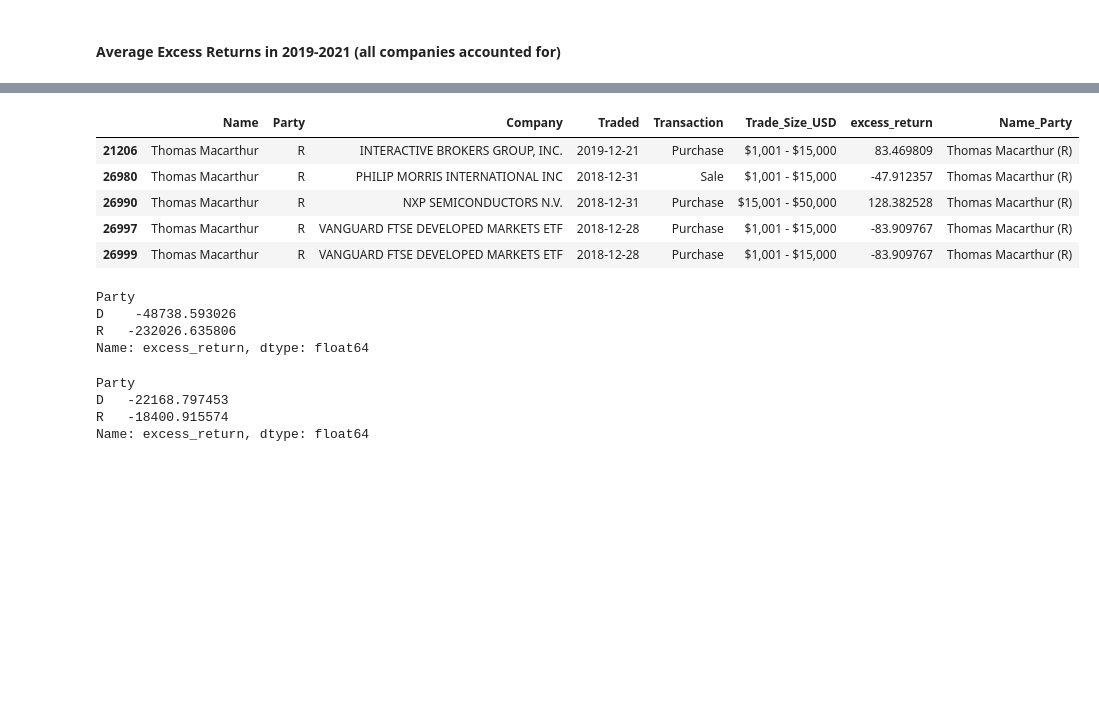
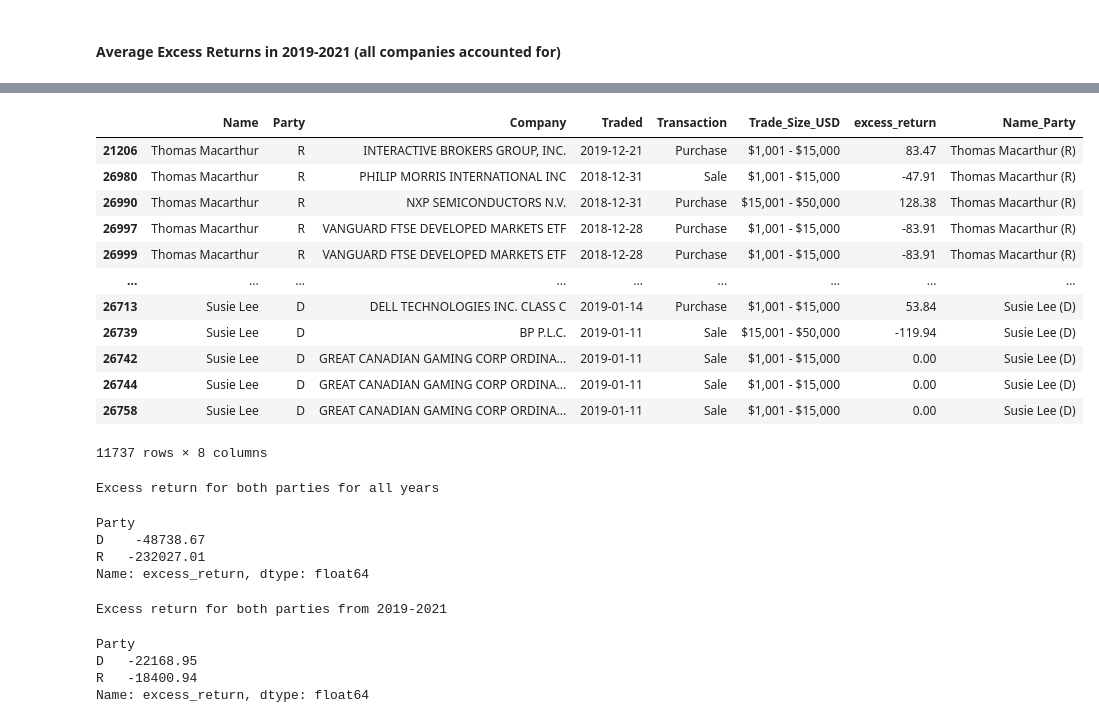
Before and after one commit to tsjohns9/ai-project-1, a Jupyter notebook: trev.ipynb, the cells around one changed output, grey strips where cells are left out. Drawn from its saved outputs; the diff is of its cells as text; code cells hidden in the pictures; blank space fills up the shorter version.

```diff
--- a/trev.ipynb
+++ b/trev.ipynb
@@ -37,6 +37,9 @@ display(x_df.head())
 | 4 | JPM | ST | JP MORGAN CHASE & CO. COMMON STOCK | 2024-07-23 | Purchase | $1,001 - $15,000 | NEW | NaN | NaN | ... |
 # %%
 x_df_clean = x_df[['Name','Party', 'Company','Traded', 'Transaction', 'Trade_Size_USD', 'excess_return']]
+x_df_clean['excess_return'] = x_df_clean['excess_return'].fillna(0).round(2)
+x_df_clean['excess_return'] = x_df_clean['excess_return'].round(2)
+x_df_clean['Traded'] = pd.to_datetime(x_df_clean['Traded'])
 display(x_df_clean.head())
 display(x_df_clean.tail())
 # %% [output]
@@ -549,32 +573,42 @@ Text(0.5, 1.0, 'Deocrat Average Excess Returns--Covid Years')
 # %%
+# Dataframe for the top 3 politicians for both parties
 df_republicans = [df_thomas, df_perdue, df_greg]
 combined_rep_df = pd.concat(df_republicans, axis=0)
 db_democrats = [df_josh, df_lois, df_susie]
 combined_dem_df = pd.concat(db_democrats, axis=0)
 combined_parties_df = pd.concat([combined_rep_df, combined_dem_df], axis=0)
-combined_parties_df.head()
+combined_parties_df
 # %% [output]
 |  | Name | Party | Company | Traded | Transaction | Trade_Size_USD | excess_return | Name_Party |
-| 21206 | Thomas Macarthur | R | INTERACTIVE BROKERS GROUP, INC. | 2019-12-21 | Purchase | $1,001 - $15,000 | 83.469809 | Thomas Macarthur (R) |
-| 26980 | Thomas Macarthur | R | PHILIP MORRIS INTERNATIONAL INC | 2018-12-31 | Sale | $1,001 - $15,000 | -47.912357 | Thomas Macarthur (R) |
-| 26990 | Thomas Macarthur | R | NXP SEMICONDUCTORS N.V. | 2018-12-31 | Purchase | $15,001 - $50,000 | 128.382528 | Thomas Macarthur (R) |
-| 26997 | Thomas Macarthur | R | VANGUARD FTSE DEVELOPED MARKETS ETF | 2018-12-28 | Purchase | $1,001 - $15,000 | -83.909767 | Thomas Macarthur (R) |
-| 26999 | Thomas Macarthur | R | VANGUARD FTSE DEVELOPED MARKETS ETF | 2018-12-28 | Purchase | $1,001 - $15,000 | -83.909767 | Thomas Macarthur (R) |
+| 21206 | Thomas Macarthur | R | INTERACTIVE BROKERS GROUP, INC. | 2019-12-21 | Purchase | $1,001 - $15,000 | 83.47 | Thomas Macarthur (R) |
+| 26980 | Thomas Macarthur | R | PHILIP MORRIS INTERNATIONAL INC | 2018-12-31 | Sale | $1,001 - $15,000 | -47.91 | Thomas Macarthur (R) |
+| 26990 | Thomas Macarthur | R | NXP SEMICONDUCTORS N.V. | 2018-12-31 | Purchase | $15,001 - $50,000 | 128.38 | Thomas Macarthur (R) |
+| 26997 | Thomas Macarthur | R | VANGUARD FTSE DEVELOPED MARKETS ETF | 2018-12-28 | Purchase | $1,001 - $15,000 | -83.91 | Thomas Macarthur (R) |
+| 26999 | Thomas Macarthur | R | VANGUARD FTSE DEVELOPED MARKETS ETF | 2018-12-28 | Purchase | $1,001 - $15,000 | -83.91 | Thomas Macarthur (R) |
+| ... | ... | ... | ... | ... | ... | ... | ... | ... |
+| 26713 | Susie Lee | D | DELL TECHNOLOGIES INC. CLASS C | 2019-01-14 | Purchase | $1,001 - $15,000 | 53.84 | Susie Lee (D) |
+| 26739 | Susie Lee | D | BP P.L.C. | 2019-01-11 | Sale | $15,001 - $50,000 | -119.94 | Susie Lee (D) |
+| 26742 | Susie Lee | D | GREAT CANADIAN GAMING CORP ORDINA... | 2019-01-11 | Sale | $1,001 - $15,000 | 0.00 | Susie Lee (D) |
+| 26744 | Susie Lee | D | GREAT CANADIAN GAMING CORP ORDINA... | 2019-01-11 | Sale | $1,001 - $15,000 | 0.00 | Susie Lee (D) |
+| 26758 | Susie Lee | D | GREAT CANADIAN GAMING CORP ORDINA... | 2019-01-11 | Sale | $1,001 - $15,000 | 0.00 | Susie Lee (D) |
+11737 rows × 8 columns
 # %%
-# Excess return for both parties for all years
 grouped_excess_return = combined_parties_df.groupby('Party')['excess_return'].sum()
-grouped_excess_return
+print("Excess return for both parties for all years")
+display(grouped_excess_return)
 # %% [output]
-Party
-D    -48738.593026
-R   -232026.635806
-Name: excess_return, dtype: float64
+Excess return for both parties for all years
+Party
+D    -48738.67
+R   -232027.01
+Name: excess_return, dtype: float64
 # %%
-# Excess return for both parties from 2019-2021
 combined_19_21 = combined_parties_df[(combined_parties_df['Traded'].dt.year >= 2019) & (combined_parties_df['Traded'].dt.year <= 2021)]
+print("Excess return for both parties from 2019-2021")
 display(combined_19_21.groupby('Party')['excess_return'].sum())
 # %% [output]
-Party
-D   -22168.797453
-R   -18400.915574
-Name: excess_return, dtype: float64
+Excess return for both parties from 2019-2021
+Party
+D   -22168.95
+R   -18400.94
+Name: excess_return, dtype: float64
```
Also changed, not shown: parts of 29 cells of this notebook.
